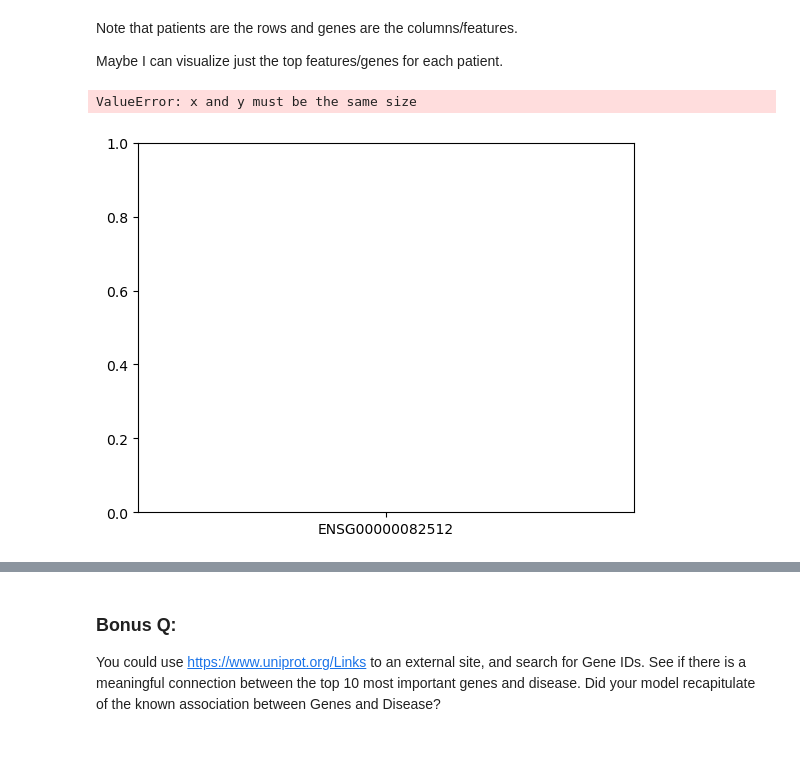
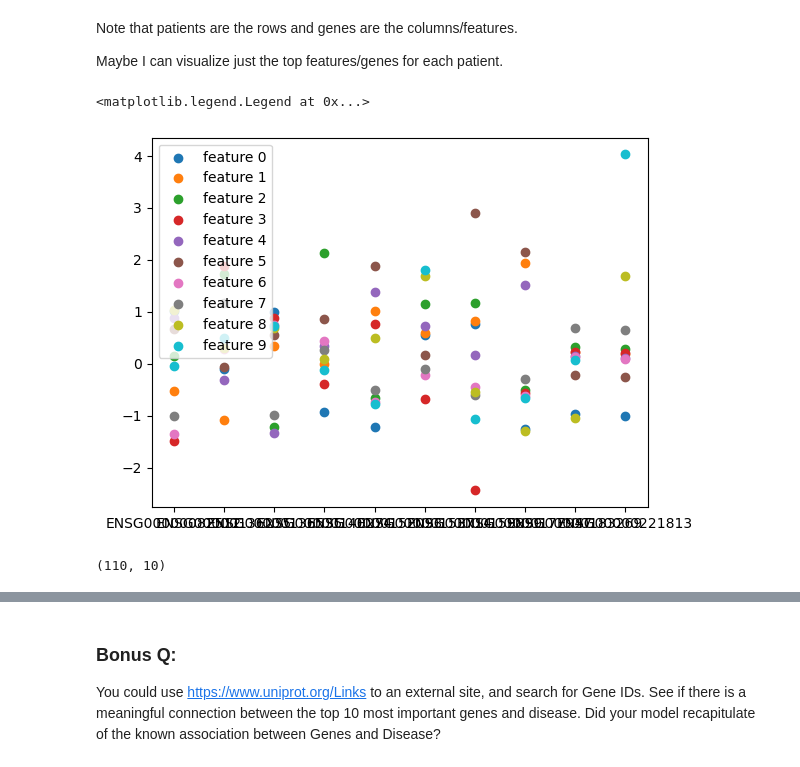
Before and after one commit to darianyang/MachineLearning, a Jupyter notebook: hw3/Lab3_DTY.ipynb, the cells around one changed output, grey strips where cells are left out. Saved outputs shown, nothing was run; the diff lists cells and outputs as text; code cells hidden in the pictures.

```diff
--- a/hw3/Lab3_DTY.ipynb
+++ b/hw3/Lab3_DTY.ipynb
@@ -804,8 +804,15 @@ These are the top genes for my model.
 Note that patients are the rows and genes are the columns/features.
 
 Maybe I can visualize just the top features/genes for each patient.
-# %%
-plt.scatter(test_x_scaled_top10.columns, test_x_scaled_top10)
-# %% [output]
-ValueError: x and y must be the same size
-[figure, removed]
+# %%
+# first with testX
+for i in range(10):
+    plt.scatter(test_x_scaled_top10.columns, test_x_scaled_top10.iloc[i,:], label=f"feature {i}")
+plt.legend()
+# %% [output]
+<matplotlib.legend.Legend at 0x...>
+[figure, added]
+# %%
+test_x_scaled_top10.shape
+# %% [output]
+(110, 10)
```
Also changed, not shown: parts of 5 cells of this notebook.
